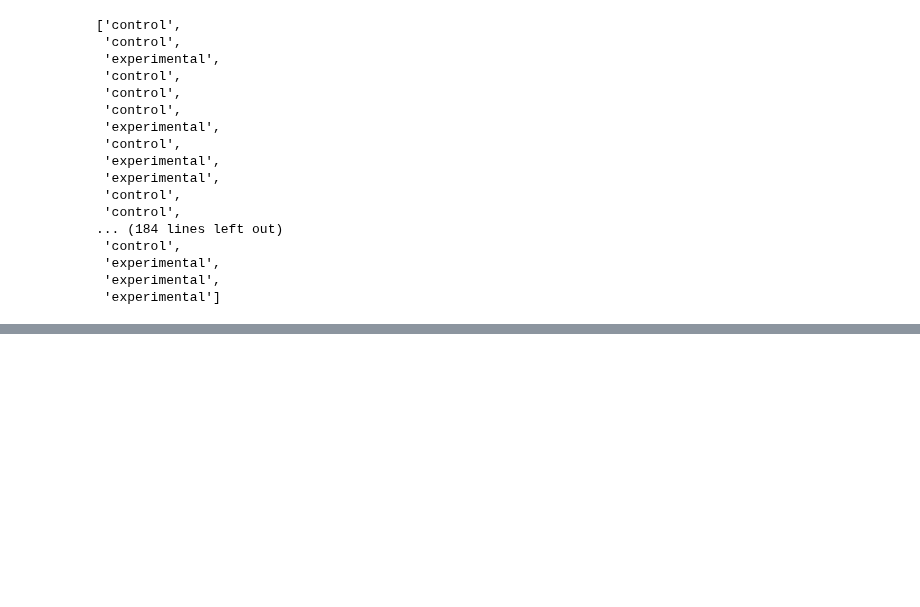
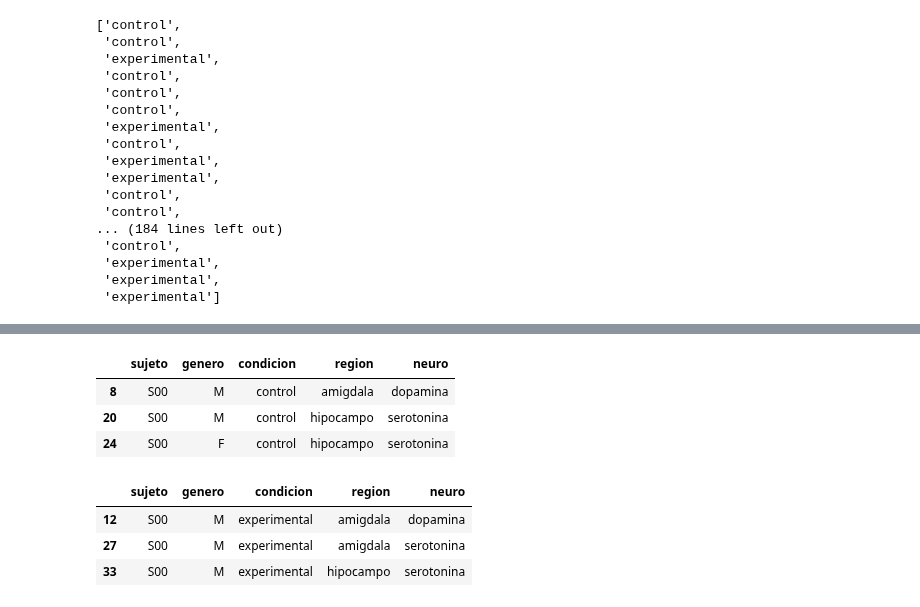
Before and after one commit to Fernando-JAL/Neurociencias-2026-1, a Jupyter notebook: S02_clases/22_09_2025/22_09_2025y24_09_2025.ipynb, the cells around one changed output, grey strips where cells are left out. Saved outputs shown, nothing was run; the diff lists cells and outputs as text; code cells hidden in the pictures; blank space fills up the shorter version.

```diff
--- a/S02_clases/22_09_2025/22_09_2025y24_09_2025.ipynb
+++ b/S02_clases/22_09_2025/22_09_2025y24_09_2025.ipynb
@@ -349,0 +412,18 @@ plt.hist(df['neuro'])
+# %%
+control = df[df['sujeto']=='S00']
+sujeto0= control[control['condicion']=="control"]
+sujeto0.head(3)
+# %% [output]
+|  | sujeto | genero | condicion | region | neuro |
+| 8 | S00 | M | control | amigdala | dopamina |
+| 20 | S00 | M | control | hipocampo | serotonina |
+| 24 | S00 | F | control | hipocampo | serotonina |
+# %%
+sujeto0= df[(df.sujeto=="S00") & ~(df.condicion=="control")]
+sujeto0 = df[(df.sujeto=="S00") & (df.condicion!="control")]
+sujeto0.head(3)
+# %% [output]
+|  | sujeto | genero | condicion | region | neuro |
+| 12 | S00 | M | experimental | amigdala | dopamina |
+| 27 | S00 | M | experimental | amigdala | serotonina |
+| 33 | S00 | M | experimental | hipocampo | serotonina |
```
Also changed, not shown: parts of 16 cells of this notebook, 2 other files.
